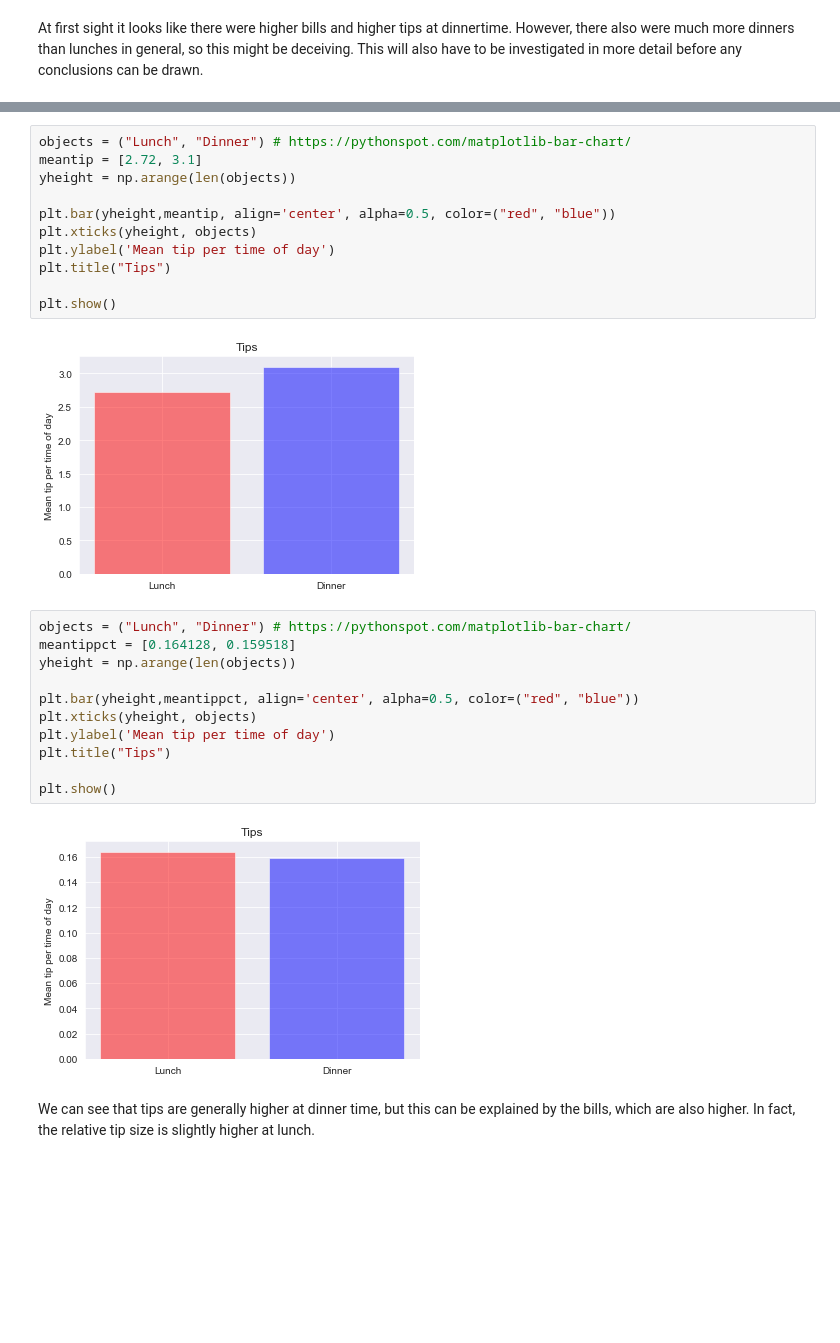
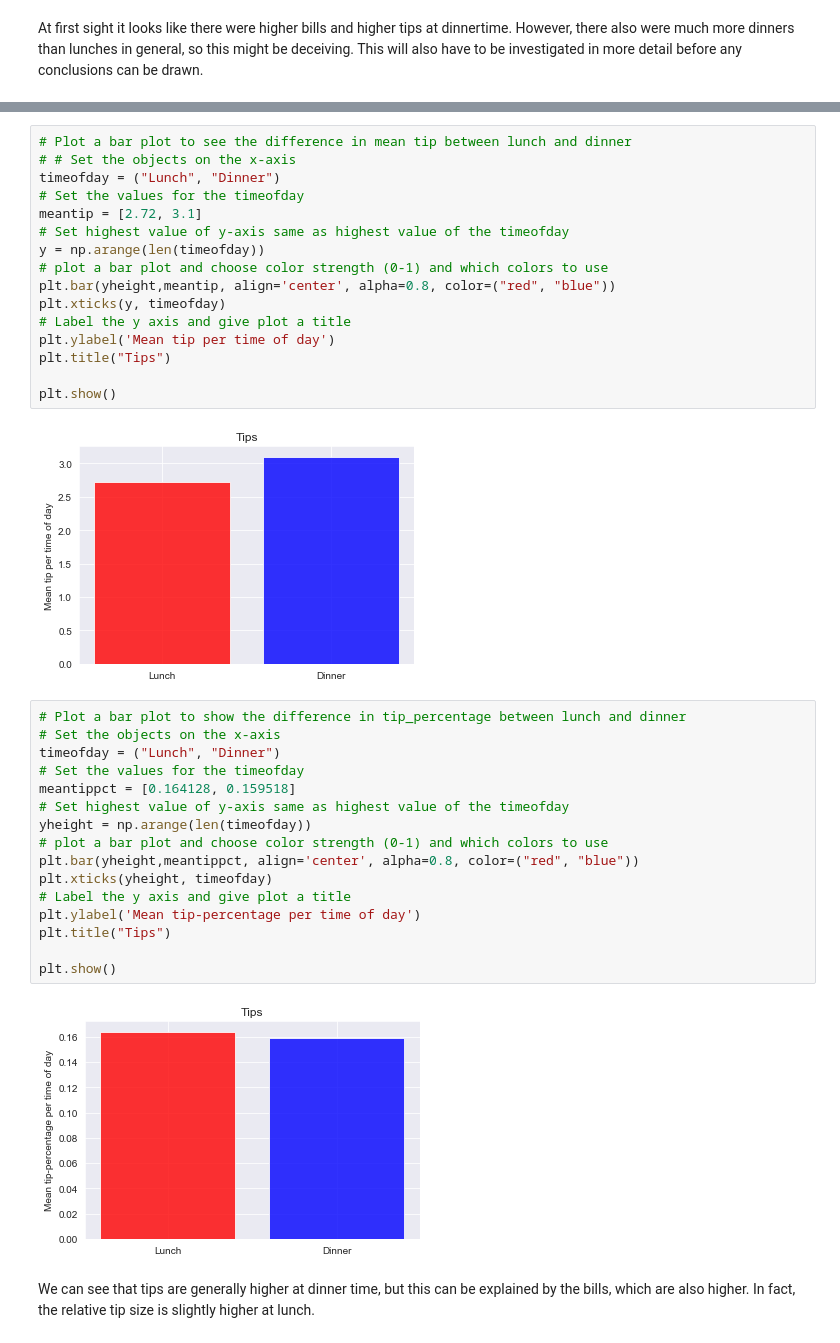
Before and after one commit to Ardvb/FODAProject2019, a Jupyter notebook: FODA Assessment 2019.ipynb, the cells around one changed output, grey strips where cells are left out. Saved outputs shown, nothing was run; the diff lists cells and outputs as text; blank space fills up the shorter version.

Commit message:
Added lots of explanation to plots and more comments

```diff
--- a/FODA Assessment 2019.ipynb
+++ b/FODA Assessment 2019.ipynb
@@ -442,29 +480,39 @@ dtype: float64
 # %%
-objects = ("Lunch", "Dinner") # https://pythonspot.com/matplotlib-bar-chart/
+# Plot a bar plot to see the difference in mean tip between lunch and dinner
+# # Set the objects on the x-axis
+timeofday = ("Lunch", "Dinner")
+# Set the values for the timeofday
 meantip = [2.72, 3.1]
-yheight = np.arange(len(objects))
-
-plt.bar(yheight,meantip, align='center', alpha=0.5, color=("red", "blue"))
-plt.xticks(yheight, objects)
+# Set highest value of y-axis same as highest value of the timeofday
+y = np.arange(len(timeofday))
+# plot a bar plot and choose color strength (0-1) and which colors to use
+plt.bar(yheight,meantip, align='center', alpha=0.8, color=("red", "blue"))
+plt.xticks(y, timeofday)
+# Label the y axis and give plot a title
 plt.ylabel('Mean tip per time of day')
 plt.title("Tips")
 
 plt.show()
 # %% [output]
-[figure, old version]
+[figure, new version]
 # %%
-objects = ("Lunch", "Dinner") # https://pythonspot.com/matplotlib-bar-chart/
+# Plot a bar plot to show the difference in tip_percentage between lunch and dinner
+# Set the objects on the x-axis
+timeofday = ("Lunch", "Dinner")
+# Set the values for the timeofday
 meantippct = [0.164128, 0.159518]
-yheight = np.arange(len(objects))
-
-plt.bar(yheight,meantippct, align='center', alpha=0.5, color=("red", "blue"))
-plt.xticks(yheight, objects)
-plt.ylabel('Mean tip per time of day')
+# Set highest value of y-axis same as highest value of the timeofday
+yheight = np.arange(len(timeofday))
+# plot a bar plot and choose color strength (0-1) and which colors to use
+plt.bar(yheight,meantippct, align='center', alpha=0.8, color=("red", "blue"))
+plt.xticks(yheight, timeofday)
+# Label the y axis and give plot a title
+plt.ylabel('Mean tip-percentage per time of day')
 plt.title("Tips")
 
 plt.show()
 # %% [output]
-[figure, old version]
+[figure, new version]
 # %% [markdown]
 We can see that tips are generally higher at dinner time, but this can be explained by the bills, which are also higher.
 In fact, the relative tip size is slightly higher at lunch.
```
Also changed, not shown: parts of 84 cells of this notebook.
